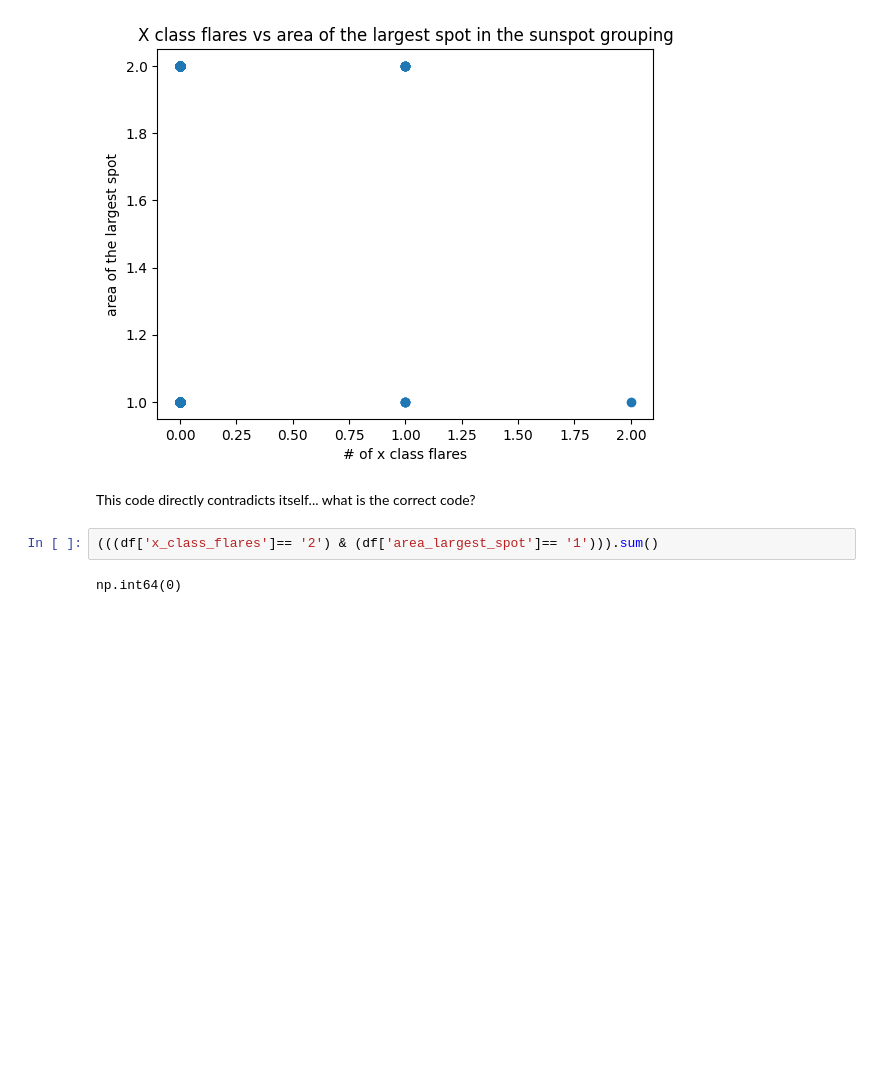
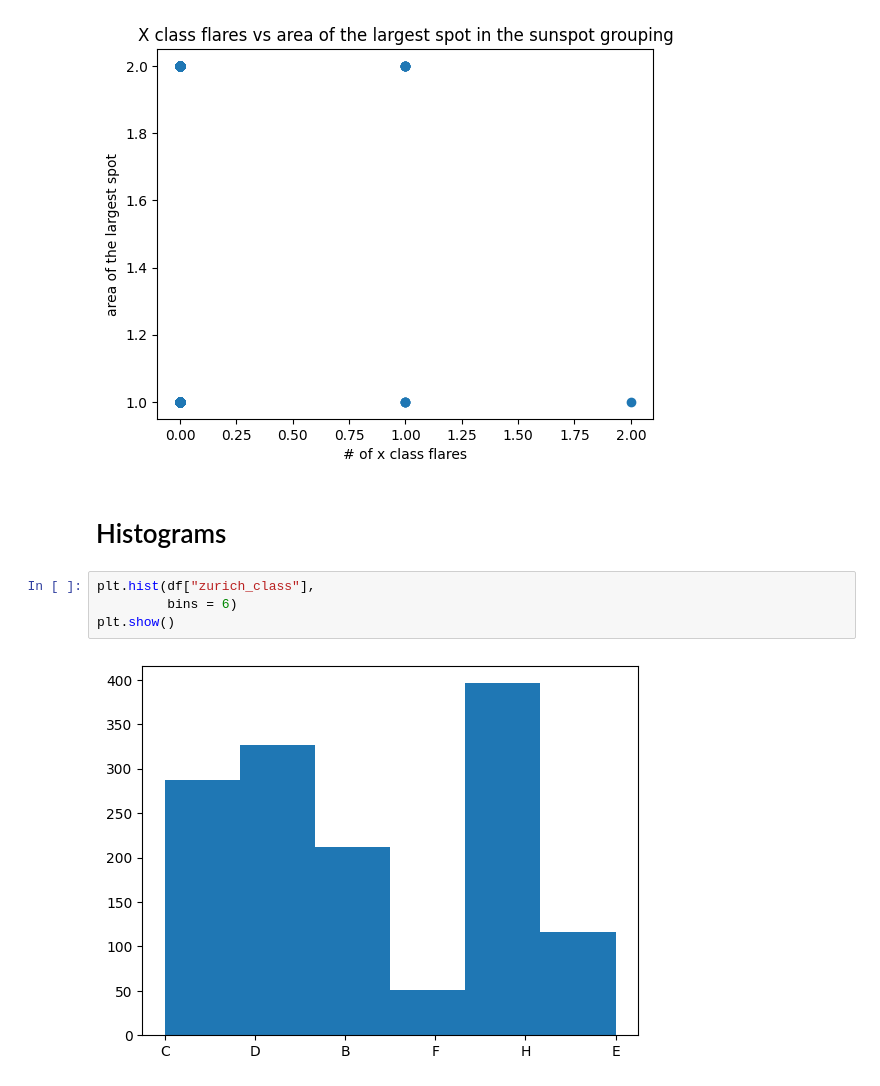
Before and after one commit to nollamae7-spec/DSRSP-Solar-Flares, a Jupyter notebook: DSHRP_Solar_Flares.ipynb, the cells around one changed output. Cells and saved outputs as stored; diff of their text form; blank space fills up the shorter version.

```diff
--- a/DSHRP_Solar_Flares.ipynb
+++ b/DSHRP_Solar_Flares.ipynb
@@ -370,9 +265,11 @@ plt.ylabel("area of the largest spot")
 plt.show()
 # %% [output]
 [figure]
-# %% [markdown]
-This code directly contradicts itself... what is the correct code?
-# %%
-(((df['x_class_flares']== '2') & (df['area_largest_spot']== '1'))).sum()
-# %% [output]
-np.int64(0)
+# %% [markdown]
+# Histograms
+# %%
+plt.hist(df["zurich_class"],
+         bins = 6)
+plt.show()
+# %% [output]
+[figure, added]
```
Also changed, not shown: parts of 19 cells of this notebook.
